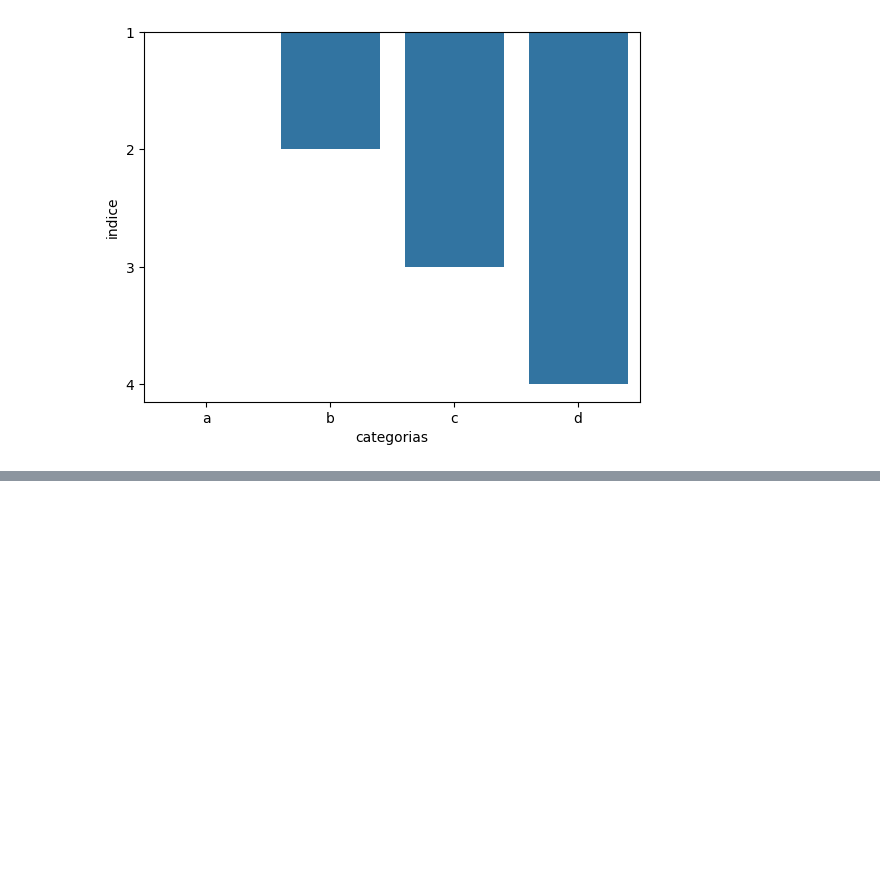
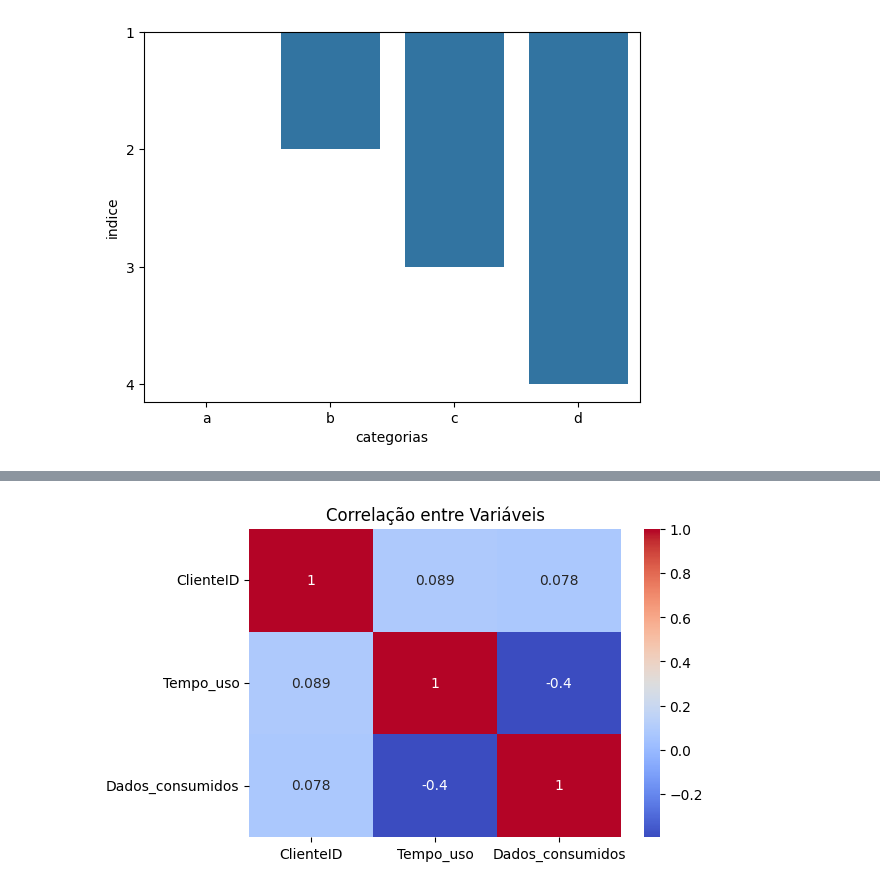
Before and after one commit to camilacruz-cs/PretaLab, a Jupyter notebook: mod3/ aula1_Introducao_a_bibliotecas.ipynb, the cells around one changed output, grey strips where cells are left out. Saved outputs shown, nothing was run; the diff lists cells and outputs as text; code cells hidden in the pictures; blank space fills up the shorter version.

```diff
--- a/mod3/ aula1_Introducao_a_bibliotecas.ipynb
+++ b/mod3/ aula1_Introducao_a_bibliotecas.ipynb
@@ -190,0 +280,8 @@ sns.barplot(x='categorias', y='indice', data=df)
+# %%
+# Gráfico de calor com Seaborn para correlação entre variáveis
+plt.figure(figsize=(6,4))
+sns.heatmap(df.corr(), annot=True, cmap='coolwarm')
+plt.title('Correlação entre Variáveis')
+plt.show()
+# %% [output]
+[figure, added]
```
Also changed, not shown: parts of 17 cells of this notebook.
